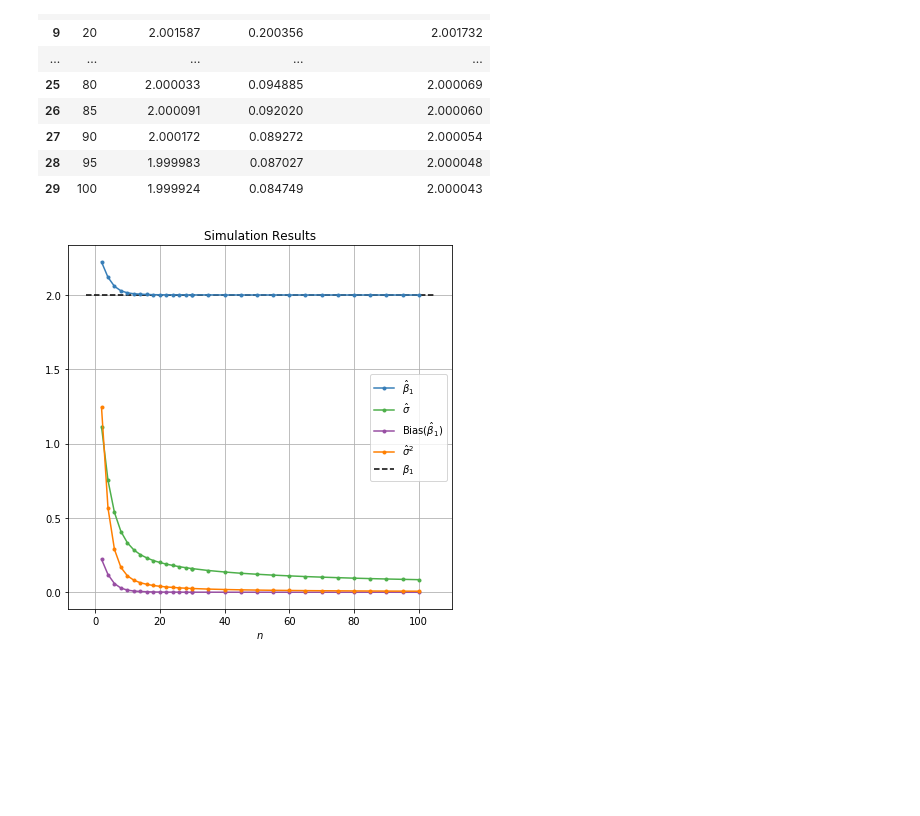
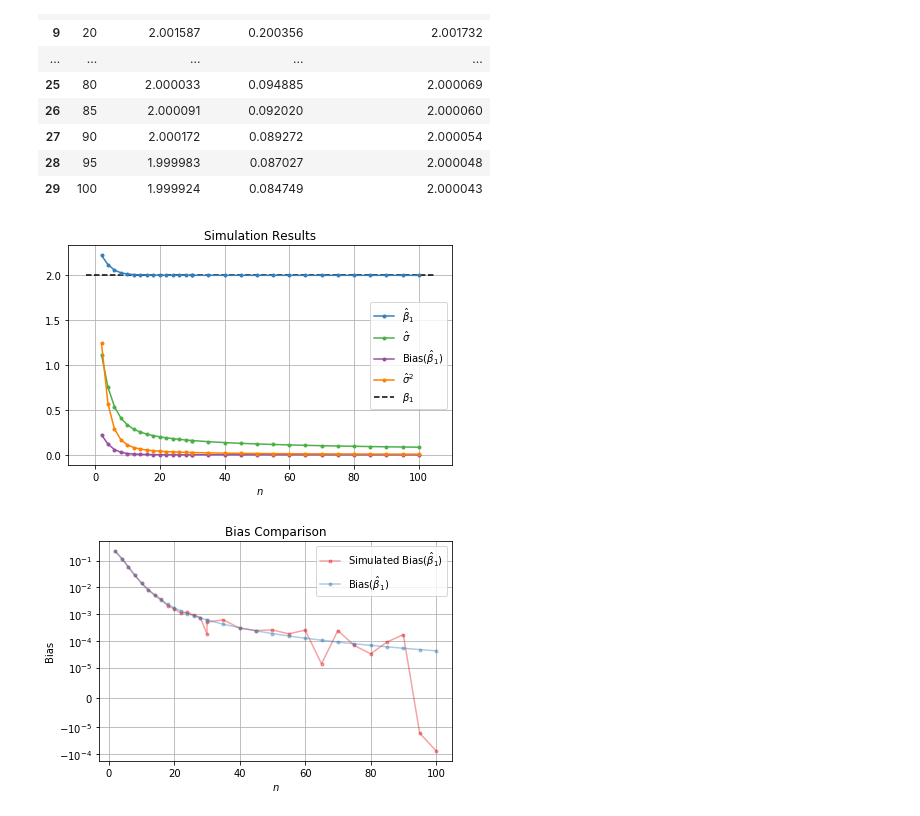
Before and after one commit to ppham27/stat571, a Jupyter notebook: hw1/p1_simulation.ipynb, the cells around one changed output. Saved outputs shown, nothing was run; the diff lists cells and outputs as text; code cells hidden in the pictures; blank space fills up the shorter version.

```diff
--- a/hw1/p1_simulation.ipynb
+++ b/hw1/p1_simulation.ipynb
@@ -196,24 +196,42 @@ bias_simulations
 with open('p1_simulation_results.tex', 'w') as f:
     f.write(bias_simulations.to_latex(escape=False, index=False))
 # %%
-fig = plt.figure(figsize=(6, 6))
+fig = plt.figure(figsize=(6, 4))
 ax = fig.gca()
 ax.grid(True)
 
 ax.plot(bias_simulations['$n$'], bias_simulations['$\\hat{\\beta}_1$'],
         '.-', label='$\\hat{\\beta}_1$', c=plt.cm.Set1(1))
 ax.plot(bias_simulations['$n$'], bias_simulations['$\\hat{\\sigma}$'],
         '.-', label='$\\hat{\\sigma}$', c=plt.cm.Set1(2))
 ax.plot(bias_simulations['$n$'], bias_simulations['$\\hat{\\beta}_1$'] - 2,
         '.-', label='Bias($\\hat{\\beta}_1$)', c=plt.cm.Set1(3))
 ax.plot(bias_simulations['$n$'], bias_simulations['$\\hat{\\sigma}$']**2,
         '.-', label='$\\hat{\\sigma}^2$', c=plt.cm.Set1(4))
 ax.hlines(y=2, xmin=ax.get_xlim()[0], xmax=ax.get_xlim()[1],
           linestyles='--', label='$\\beta_1$')
 ax.legend()
 ax.set_xlabel('$n$')
 ax.set_title('Simulation Results')
 fig.tight_layout()
 fig.savefig('p1_simulation_results.pdf', bbox_inches='tight')
 # %% [output]
-[figure, old version]
+[figure, new version]
+# %%
+fig = plt.figure(figsize=(6, 4))
+ax = fig.gca()
+ax.grid(True)
+
+ax.plot(bias_simulations['$n$'], bias_simulations['$\\hat{\\beta}_1$'] - 2,
+        '.-', label='Simulated Bias($\\hat{\\beta}_1$)', c=plt.cm.Set1(0), alpha=0.4)
+ax.plot(bias_simulations['$n$'], bias_simulations['$\mathbb{E}[\\hat{\\beta}_1]$'] - 2,
+        '.-', label='Bias($\\hat{\\beta}_1$)', c=plt.cm.Set1(1), alpha=0.4)
+ax.legend()
+ax.set_title('Bias Comparison')
+ax.set_xlabel('$n$')
+ax.set_ylabel('Bias')
+ax.set_yscale('symlog', linthreshy=1e-5)
+fig.tight_layout()
+fig.savefig('p1_bias_comparison.pdf', bbox_inches='tight')
+# %% [output]
+[figure, added]
```
Also changed, not shown: 5 other files.
